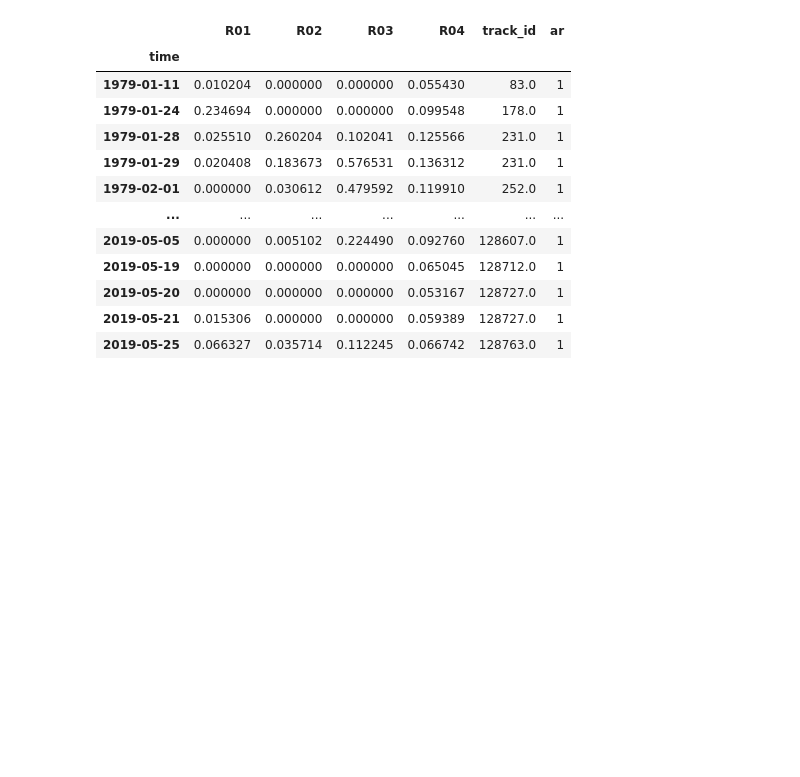
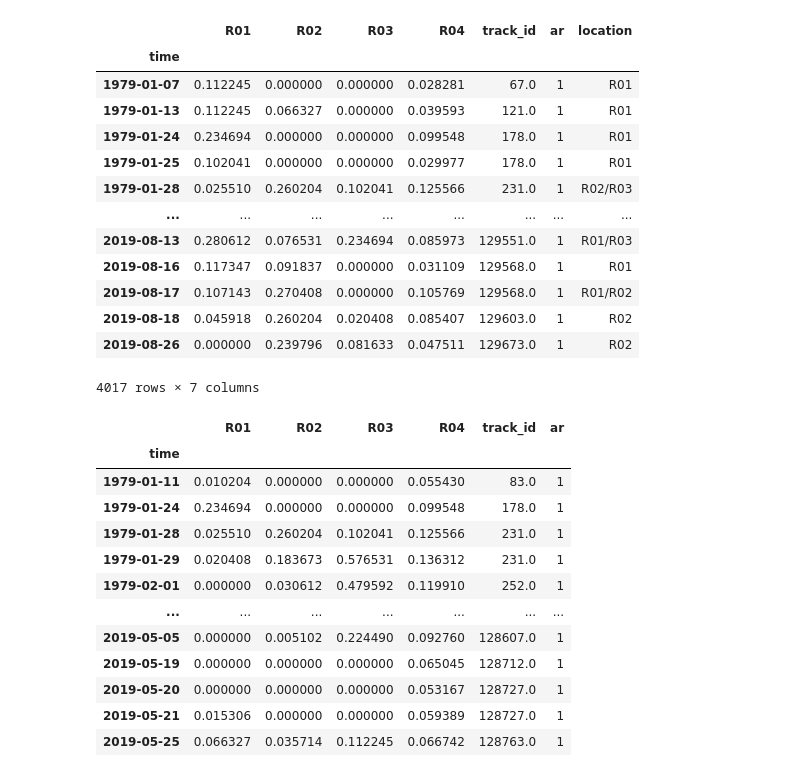
Before and after one commit to dlnash/AR_types, a Jupyter notebook: analysis/ar_stats.ipynb, the cells around one changed output. Drawn from its saved outputs; the diff is of its cells as text; code cells hidden in the pictures; blank space fills up the shorter version.

```diff
--- a/analysis/ar_stats.ipynb
+++ b/analysis/ar_stats.ipynb
@@ -79,3 +86,22 @@ df.head()
+# %%
+idx = (df.ar > 0)
+df_tmp = df.loc[idx]
+df_tmp
+# %% [output]
+|  | R01 | R02 | R03 | R04 | track_id | ar | location |
+| time |  |  |  |  |  |  |  |
+| 1979-01-07 | 0.112245 | 0.000000 | 0.000000 | 0.028281 | 67.0 | 1 | R01 |
+| 1979-01-13 | 0.112245 | 0.066327 | 0.000000 | 0.039593 | 121.0 | 1 | R01 |
+| 1979-01-24 | 0.234694 | 0.000000 | 0.000000 | 0.099548 | 178.0 | 1 | R01 |
+| 1979-01-25 | 0.102041 | 0.000000 | 0.000000 | 0.029977 | 178.0 | 1 | R01 |
+| 1979-01-28 | 0.025510 | 0.260204 | 0.102041 | 0.125566 | 231.0 | 1 | R02/R03 |
+| ... | ... | ... | ... | ... | ... | ... | ... |
+| 2019-08-13 | 0.280612 | 0.076531 | 0.234694 | 0.085973 | 129551.0 | 1 | R01/R03 |
+| 2019-08-16 | 0.117347 | 0.091837 | 0.000000 | 0.031109 | 129568.0 | 1 | R01 |
+| 2019-08-17 | 0.107143 | 0.270408 | 0.000000 | 0.105769 | 129568.0 | 1 | R01/R02 |
+| 2019-08-18 | 0.045918 | 0.260204 | 0.020408 | 0.085407 | 129603.0 | 1 | R02 |
+| 2019-08-26 | 0.000000 | 0.239796 | 0.081633 | 0.047511 | 129673.0 | 1 | R02 |
+4017 rows × 7 columns
 # %%
 df1 = preprocess_ar_SASIA(df=ds.to_dataframe(), thres=0.05)
 df1
```
Also changed, not shown: parts of 1 cell of this notebook, 9 other files.
